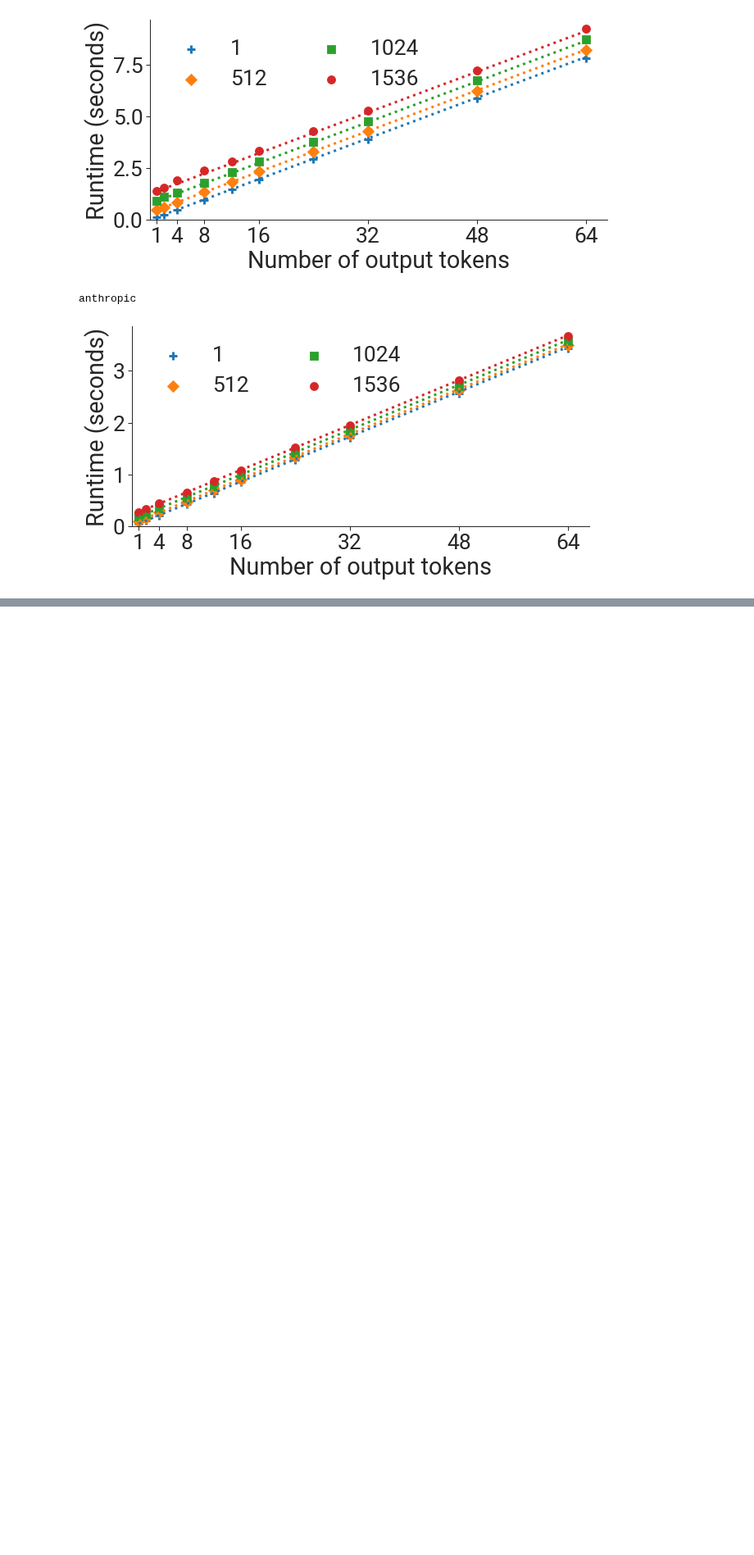
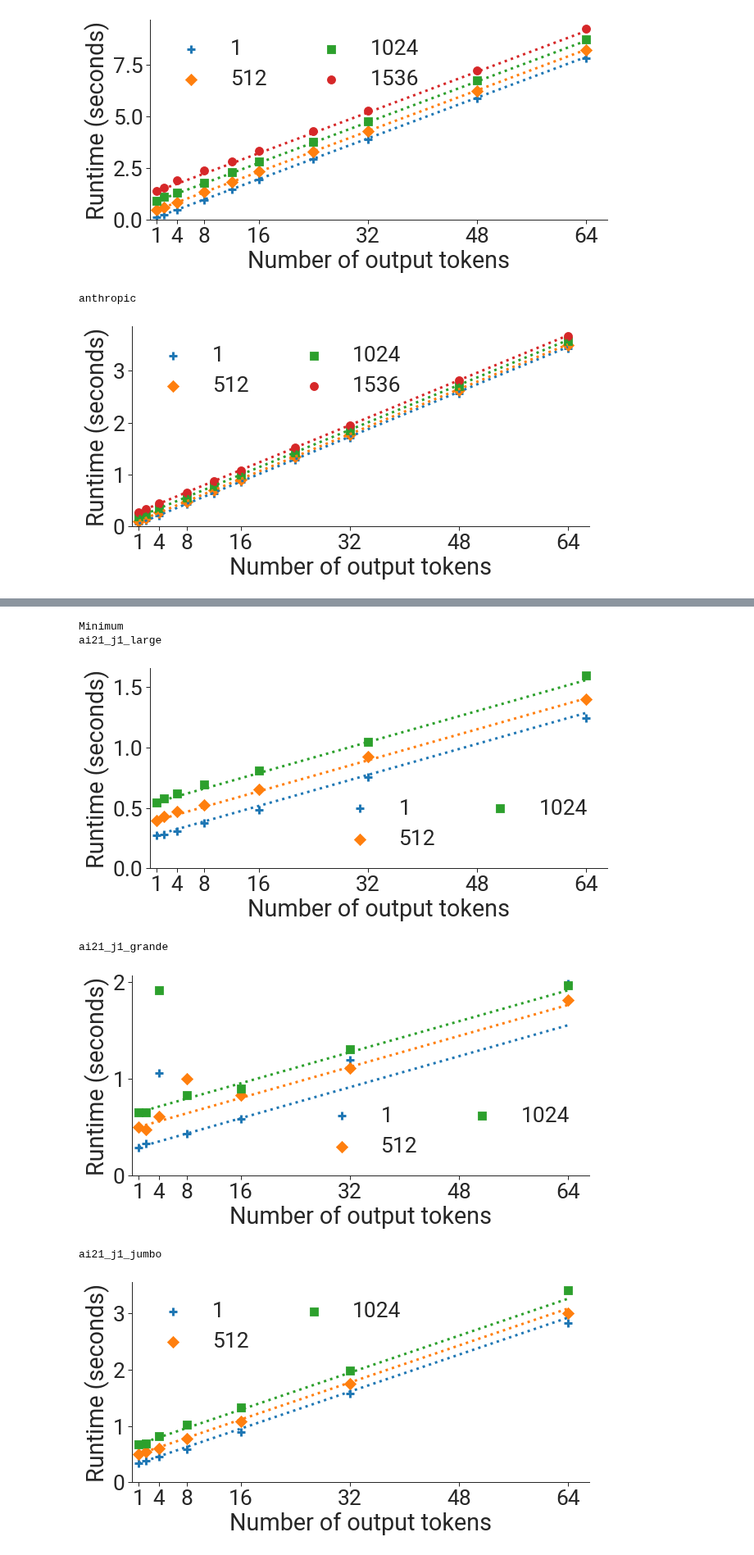
Before and after one commit to stanford-crfm/helm-efficiency, a Jupyter notebook: notebooks/fit_runtimes.ipynb, the cells around one changed output, grey strips where cells are left out. Shown at 82% size. Saved outputs shown, nothing was run; the diff lists cells and outputs as text; code cells hidden in the pictures; blank space fills up the shorter version.

```diff
--- a/notebooks/fit_runtimes.ipynb
+++ b/notebooks/fit_runtimes.ipynb
@@ -108,8 +134,9 @@ def read_logfile(logfile, collect_runtime_discrepancy=False):
 # %%
-real_system_runtimes = read_logfile("../logs/inference_runtimes_07-10.csv")
-real_system_runtimes_v2 = read_logfile("../logs/inference_runtimes_07-11.csv")
+real_system_runtimes = read_logfile("../logs/inference_runtimes_07-11.csv")
+real_system_runtimes_v2 = read_logfile("../logs/inference_runtimes_07-19.csv")
 real_system_runtime_discrepancies_v2 = read_logfile("../logs/inference_runtimes_07-11.csv",
                                                     collect_runtime_discrepancy=True)
+real_system_min_runtimes = read_real_logdir("../benchmark_output/runs/ai21")
 # %% [markdown]
 # Plot runtimes versus number of output tokens to verify linearity
 # %%
@@ -289,11 +317,9 @@ megatron_models = ["openai_ada", "openai_davinci", "ai21_j1_large", "ai21_j1_jum
 real_system_models = ["ai21_j1_large", "ai21_j1_grande", "ai21_j1_jumbo"]
 runtimes_per_output_token = \
     compute_best_fit(a100_runtimes, megatron_models,
-                     filename="../processed_jsons/inference_efficiency.json")
-real_system_runtimes_per_output_token = \
-    compute_best_fit(real_system_runtimes, real_system_models)
-real_system_runtimes_per_output_token_v2 = \
-    compute_best_fit(real_system_runtimes_v2, real_system_models)
+                    filename="../processed_jsons/inference_efficiency.json")
+real_system_min_runtimes_per_output_token = \
+    compute_best_fit(real_system_min_runtimes, real_system_models)
 # %% [output]
 R^2 score: 1.000
 openai_ada:
@@ -383,0 +367,19 @@ ai21_j1_grande
+# %%
+print("Minimum")
+plot_per_model_runtimes(real_system_min_runtimes, 'ai21_j1_large', [1, 512, 1024],
+                        runtime_per_output_token=real_system_min_runtimes_per_output_token['ai21_j1_large'],
+                        scatter=True, output_filename='../figures/runtime_vs_num_output_tokens/real_system_ai21_j1_large_v3.pdf')
+plot_per_model_runtimes(real_system_min_runtimes, 'ai21_j1_grande', [1, 512, 1024],
+                        runtime_per_output_token=real_system_min_runtimes_per_output_token['ai21_j1_grande'],
+                        scatter=True, output_filename='../figures/runtime_vs_num_output_tokens/real_system_ai21_j1_grande_v3.pdf')
+plot_per_model_runtimes(real_system_min_runtimes, 'ai21_j1_jumbo', [1, 512, 1024],
+                        runtime_per_output_token=real_system_min_runtimes_per_output_token['ai21_j1_jumbo'],
+                        scatter=True, output_filename='../figures/runtime_vs_num_output_tokens/real_system_ai21_j1_jumbo_v3.pdf')
+# %% [output]
+Minimum
+ai21_j1_large
+[figure, added]
+ai21_j1_grande
+[figure, added]
+ai21_j1_jumbo
+[figure, added]
```
Also changed, not shown: parts of 4 cells of this notebook, 26 other files.
